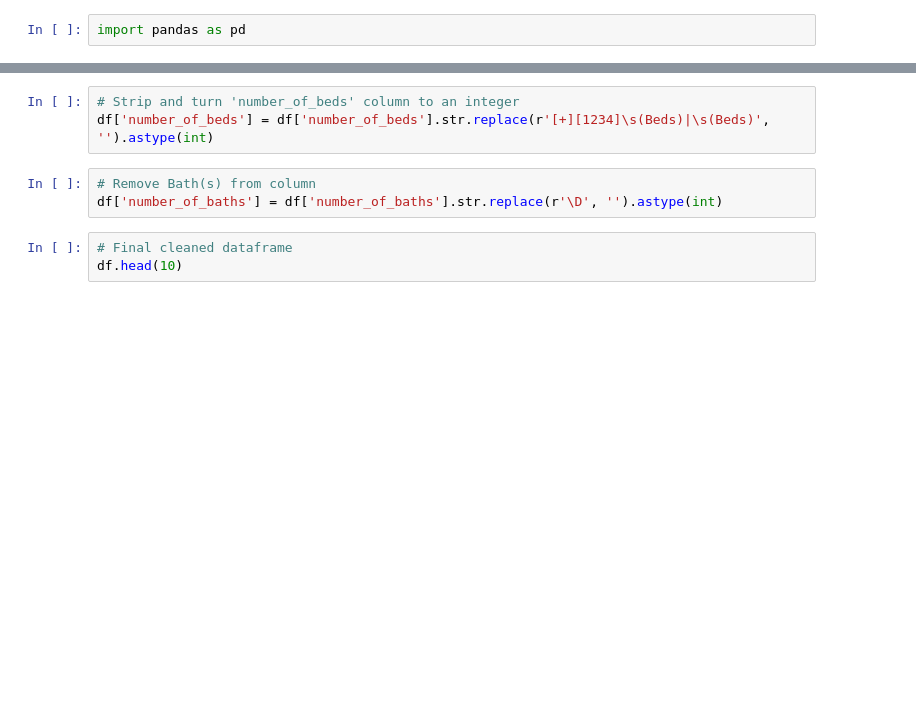
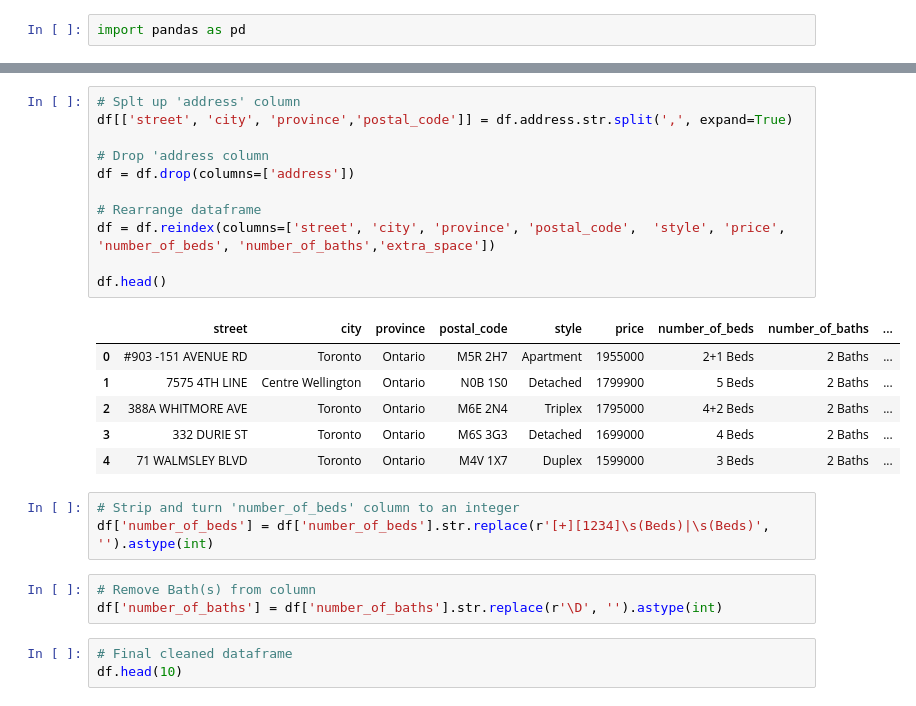
Before and after one commit to VincentGordon-Data-Analyst/final-project, a Jupyter notebook: Web Scraping/predicting_housing_price.ipynb, the cells around one changed output, grey strips where cells are left out. Drawn from its saved outputs; the diff is of its cells as text; blank space fills up the shorter version.

```diff
--- a/Web Scraping/predicting_housing_price.ipynb
+++ b/Web Scraping/predicting_housing_price.ipynb
@@ -71,3 +71,21 @@ df.head()
+# %%
+# Splt up 'address' column
+df[['street', 'city', 'province','postal_code']] = df.address.str.split(',', expand=True)
+
+# Drop 'address column
+df = df.drop(columns=['address'])
+
+# Rearrange dataframe
+df = df.reindex(columns=['street', 'city', 'province', 'postal_code',  'style', 'price', 'number_of_beds', 'number_of_baths','extra_space'])
+
+df.head()
+# %% [output]
+|  | street | city | province | postal_code | style | price | number_of_beds | number_of_baths | ... |
+| 0 | #903 -151 AVENUE RD | Toronto | Ontario | M5R 2H7 | Apartment | 1955000 | 2+1 Beds | 2 Baths | ... |
+| 1 | 7575 4TH LINE | Centre Wellington | Ontario | N0B 1S0 | Detached | 1799900 | 5 Beds | 2 Baths | ... |
+| 2 | 388A WHITMORE AVE | Toronto | Ontario | M6E 2N4 | Triplex | 1795000 | 4+2 Beds | 2 Baths | ... |
+| 3 | 332 DURIE ST | Toronto | Ontario | M6S 3G3 | Detached | 1699000 | 4 Beds | 2 Baths | ... |
+| 4 | 71 WALMSLEY BLVD | Toronto | Ontario | M4V 1X7 | Duplex | 1599000 | 3 Beds | 2 Baths | ... |
 # %%
 # Strip and turn 'number_of_beds' column to an integer
 df['number_of_beds'] = df['number_of_beds'].str.replace(r'[+][1234]\s(Beds)|\s(Beds)', '').astype(int)
```
Also changed, not shown: parts of 8 cells of this notebook, 2 other files.
